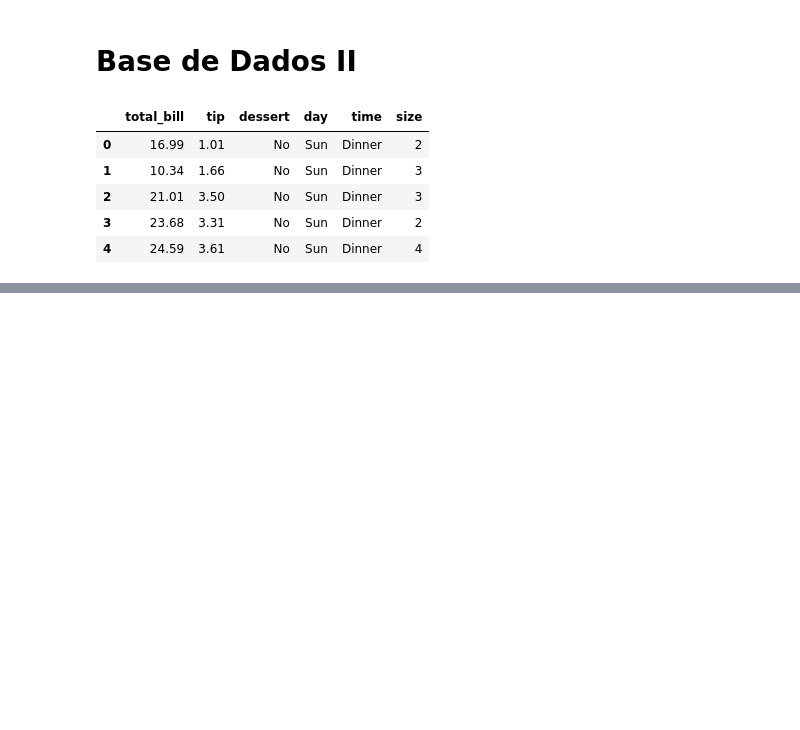
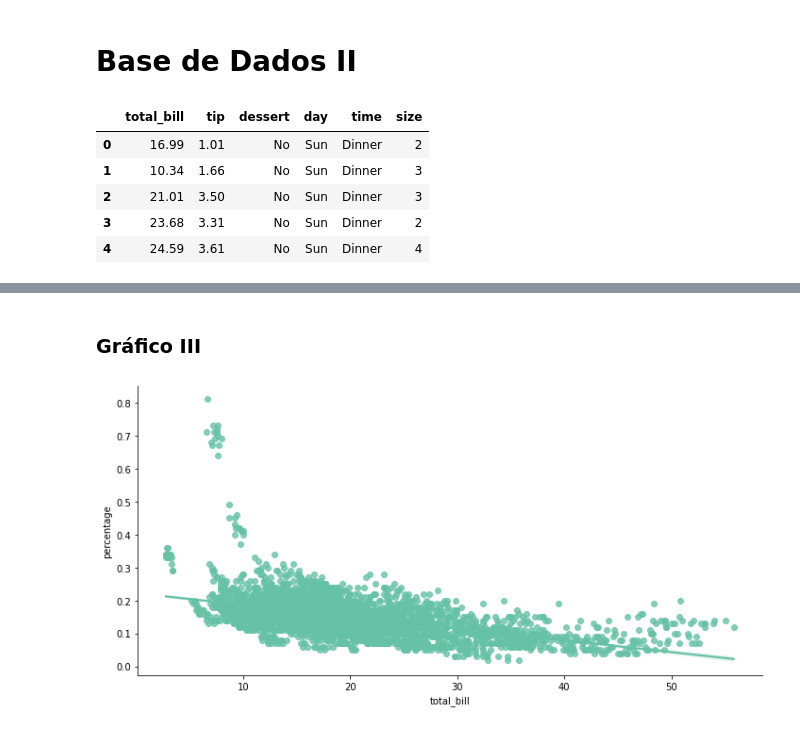
Before and after one commit to strawndri/data-visualization, a Jupyter notebook: Notebooks/Gorjetas.ipynb, the cells around one changed output, grey strips where cells are left out. Cells and saved outputs as stored; diff of their text form; code cells hidden in the pictures; blank space fills up the shorter version.

```diff
--- a/Notebooks/Gorjetas.ipynb
+++ b/Notebooks/Gorjetas.ipynb
@@ -507,0 +573,6 @@ data.head()
+# %% [markdown]
+### Gráfico III
+# %%
+percentage_bill3 = sns.lmplot(x="total_bill", y="percentage", data=data, aspect=2)
+# %% [output]
+[figure, added]
```
Also changed, not shown: parts of 19 cells of this notebook.
